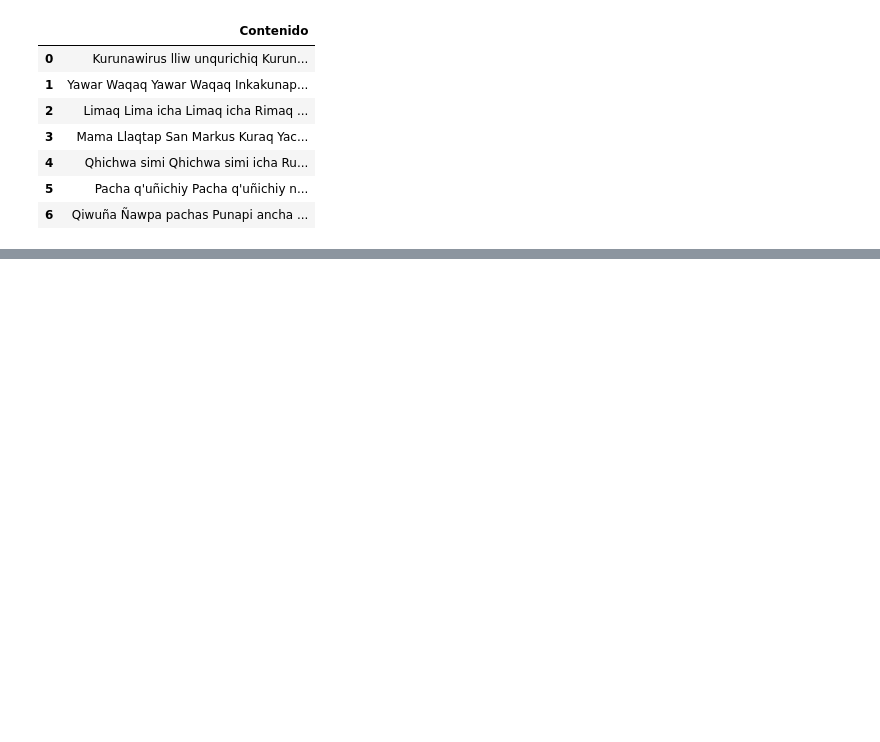
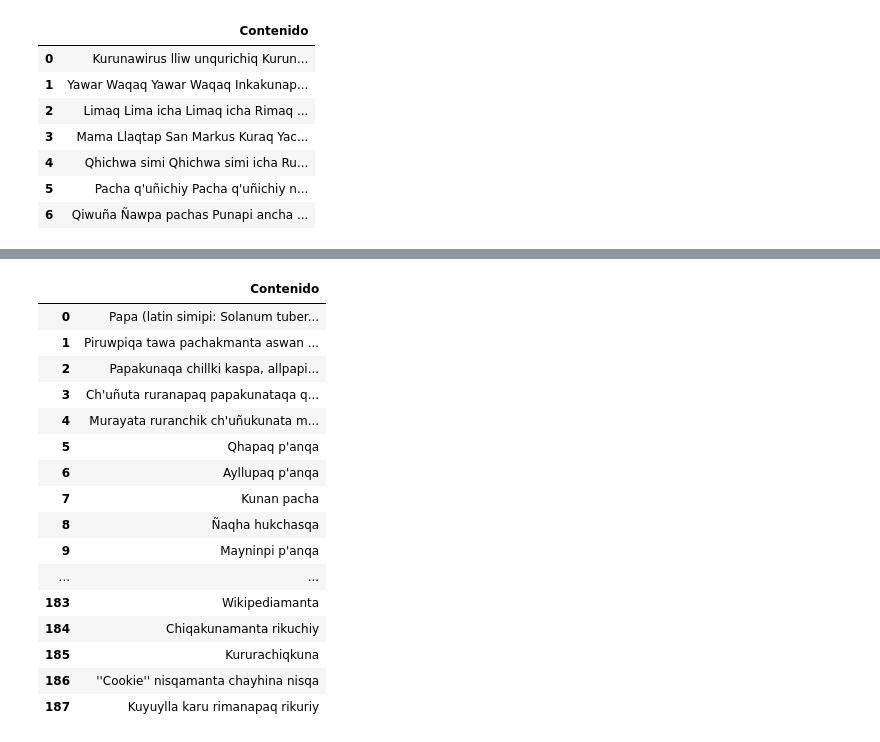
Before and after one commit to TACC-TA/corpus-extraction, a Jupyter notebook: Corpus Extraction/extraction.ipynb, the cells around one changed output, grey strips where cells are left out. Saved outputs shown, nothing was run; the diff lists cells and outputs as text; code cells hidden in the pictures; blank space fills up the shorter version.

```diff
--- a/Corpus Extraction/extraction.ipynb
+++ b/Corpus Extraction/extraction.ipynb
@@ -188,3 +209,9 @@ for div in bs.find_all('li'):
                     textos.append(contenido_limpio)
 
 df6 = pd.DataFrame(textos, columns=["Contenido"])
+# %%
+URL_BASE= 'https://qu.wikipedia.org/wiki/Papa'
+pagina_obtenida= requests.get(URL_BASE)
+html_obtenido = pagina_obtenida.text
+
+bs = BeautifulSoup(html_obtenido, "html.parser")
@@ -190,0 +250,47 @@ df6 = pd.DataFrame(textos, columns=["Contenido"])
+# %%
+from langdetect import detect
+
+textos = []
+# Recorremos todos los elementos div con la clase "portada-slider-contingut"
+
+for p in bs.find_all('p'):
+
+    contenido_limpio = p.text.replace('\n', ' ')  # Remover los caracteres de nueva línea
+    textos.append(contenido_limpio)
+
+
+for a in bs.find_all('a'):
+    if not a.find_parents(class_="vector-dropdown mw-portlet mw-portlet-lang"):
+        contenido_limpio = a.text.replace('\n', ' ').strip()  # Remover los caracteres de nueva línea
+        if contenido_limpio:  # Verificar si el contenido no está vacío
+            try:
+                if detect(contenido_limpio) != 'es':  # Excluir las cadenas en español
+                    # Eliminar números al principio de la cadena
+                    contenido_limpio = re.sub(r'^\s*\d+(\.\d+)?\s*', '', contenido_limpio)
+
+                    # Excluir las cadenas que son solo en inglés
+                    if detect(contenido_limpio) != 'en':
+                        textos.append(contenido_limpio.strip())
+            except:
+                pass  # Ignorar errores de detección de idioma
+
+df7 = pd.DataFrame(textos, columns=["Contenido"])
+display(df7)
+# %% [output]
+|  | Contenido |
+| 0 | Papa (latin simipi: Solanum tuber... |
+| 1 | Piruwpiqa tawa pachakmanta aswan ... |
+| 2 | Papakunaqa chillki kaspa, allpapi... |
+| 3 | Ch'uñuta ruranapaq papakunataqa q... |
+| 4 | Murayata ruranchik ch'uñukunata m... |
+| 5 | Qhapaq p'anqa |
+| 6 | Ayllupaq p'anqa |
+| 7 | Kunan pacha |
+| 8 | Ñaqha hukchasqa |
+| 9 | Mayninpi p'anqa |
+| ... | ... |
+| 183 | Wikipediamanta |
+| 184 | Chiqakunamanta rikuchiy |
+| 185 | Kururachiqkuna |
+| 186 | ''Cookie'' nisqamanta chayhina nisqa |
+| 187 | Kuyuylla karu rimanapaq rikuriy |
```
Also changed, not shown: parts of 6 cells of this notebook, 2 other files.
